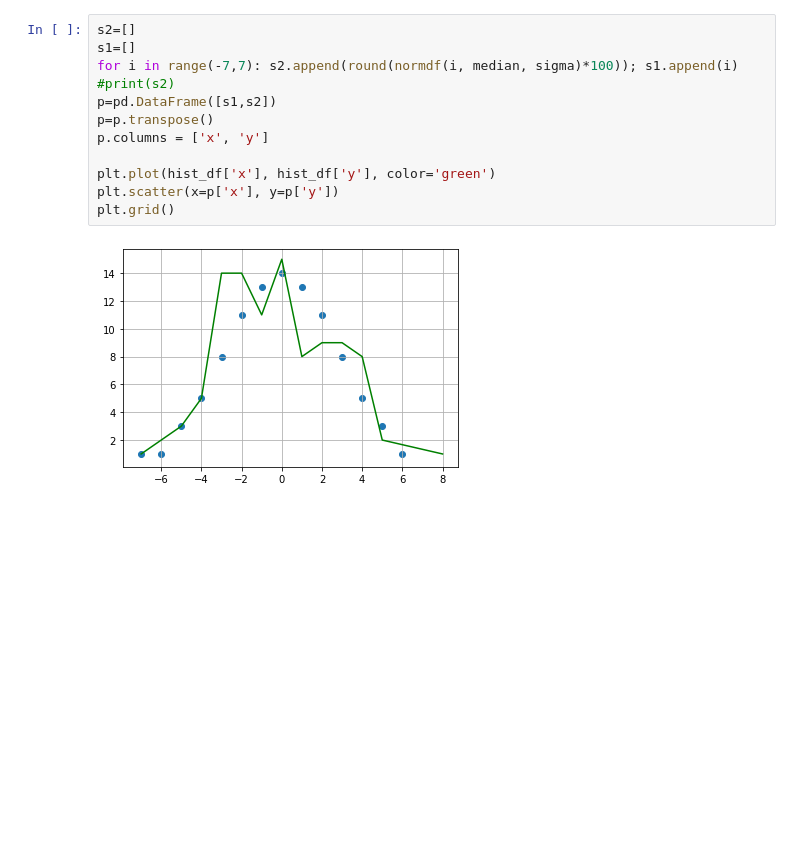
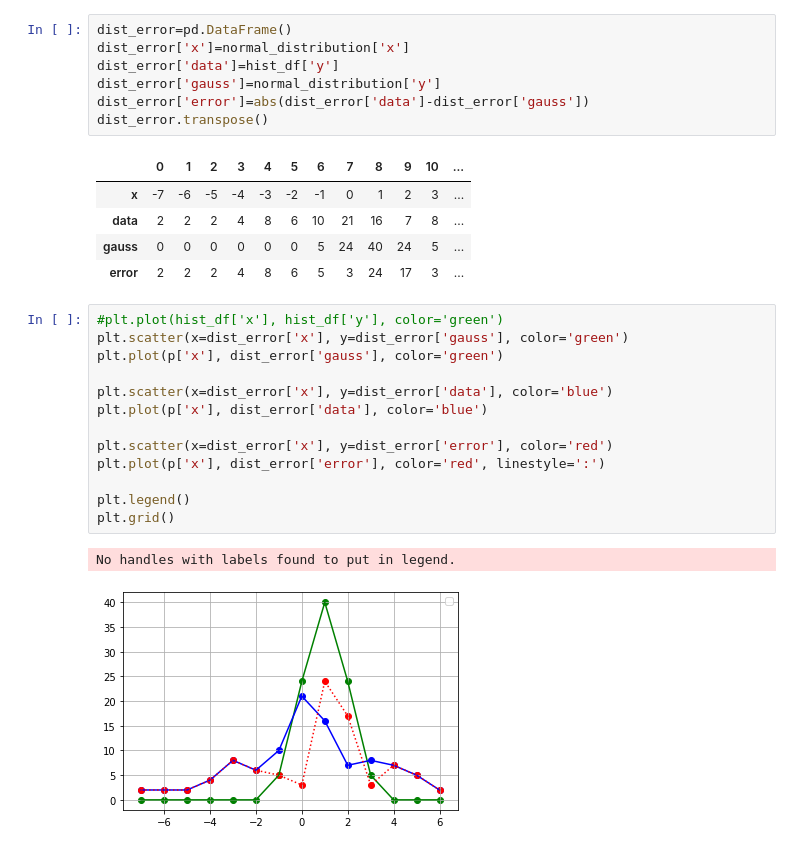
Before and after one commit to greed4040/maths_distribution, a Jupyter notebook: distribution.ipynb, the cells around one changed output. Drawn from its saved outputs; the diff is of its cells as text; blank space fills up the shorter version.

```diff
--- a/distribution.ipynb
+++ b/distribution.ipynb
@@ -66,14 +66,29 @@ normal_distribution
-# %%
-s2=[]
-s1=[]
-for i in range(-7,7): s2.append(round(normdf(i, median, sigma)*100)); s1.append(i)
-#print(s2)
-p=pd.DataFrame([s1,s2])
-p=p.transpose()
-p.columns = ['x', 'y']
-
-plt.plot(hist_df['x'], hist_df['y'], color='green')
-plt.scatter(x=p['x'], y=p['y'])
-plt.grid()
-# %% [output]
-[figure, removed]
+# %%
+dist_error=pd.DataFrame()
+dist_error['x']=normal_distribution['x']
+dist_error['data']=hist_df['y']
+dist_error['gauss']=normal_distribution['y']
+dist_error['error']=abs(dist_error['data']-dist_error['gauss'])
+dist_error.transpose()
+# %% [output]
+|  | 0 | 1 | 2 | 3 | 4 | 5 | 6 | 7 | 8 | 9 | 10 | ... |
+| x | -7 | -6 | -5 | -4 | -3 | -2 | -1 | 0 | 1 | 2 | 3 | ... |
+| data | 2 | 2 | 2 | 4 | 8 | 6 | 10 | 21 | 16 | 7 | 8 | ... |
+| gauss | 0 | 0 | 0 | 0 | 0 | 0 | 5 | 24 | 40 | 24 | 5 | ... |
+| error | 2 | 2 | 2 | 4 | 8 | 6 | 5 | 3 | 24 | 17 | 3 | ... |
+# %%
+#plt.plot(hist_df['x'], hist_df['y'], color='green')
+plt.scatter(x=dist_error['x'], y=dist_error['gauss'], color='green')
+plt.plot(p['x'], dist_error['gauss'], color='green')
+
+plt.scatter(x=dist_error['x'], y=dist_error['data'], color='blue')
+plt.plot(p['x'], dist_error['data'], color='blue')
+
+plt.scatter(x=dist_error['x'], y=dist_error['error'], color='red')
+plt.plot(p['x'], dist_error['error'], color='red', linestyle=':')
+
+plt.legend()
+plt.grid()
+# %% [output]
+No handles with labels found to put in legend.
+[figure, added]
```
Also changed, not shown: parts of 7 cells of this notebook.
